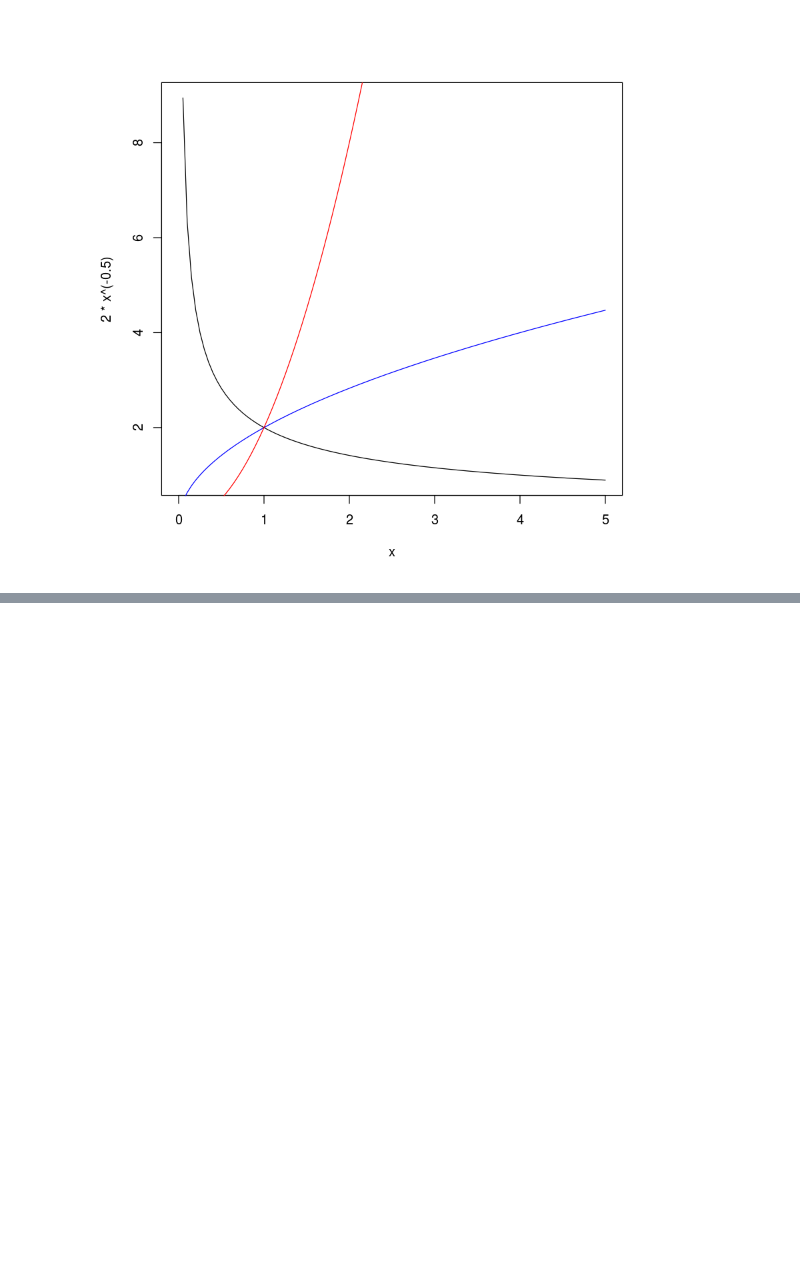
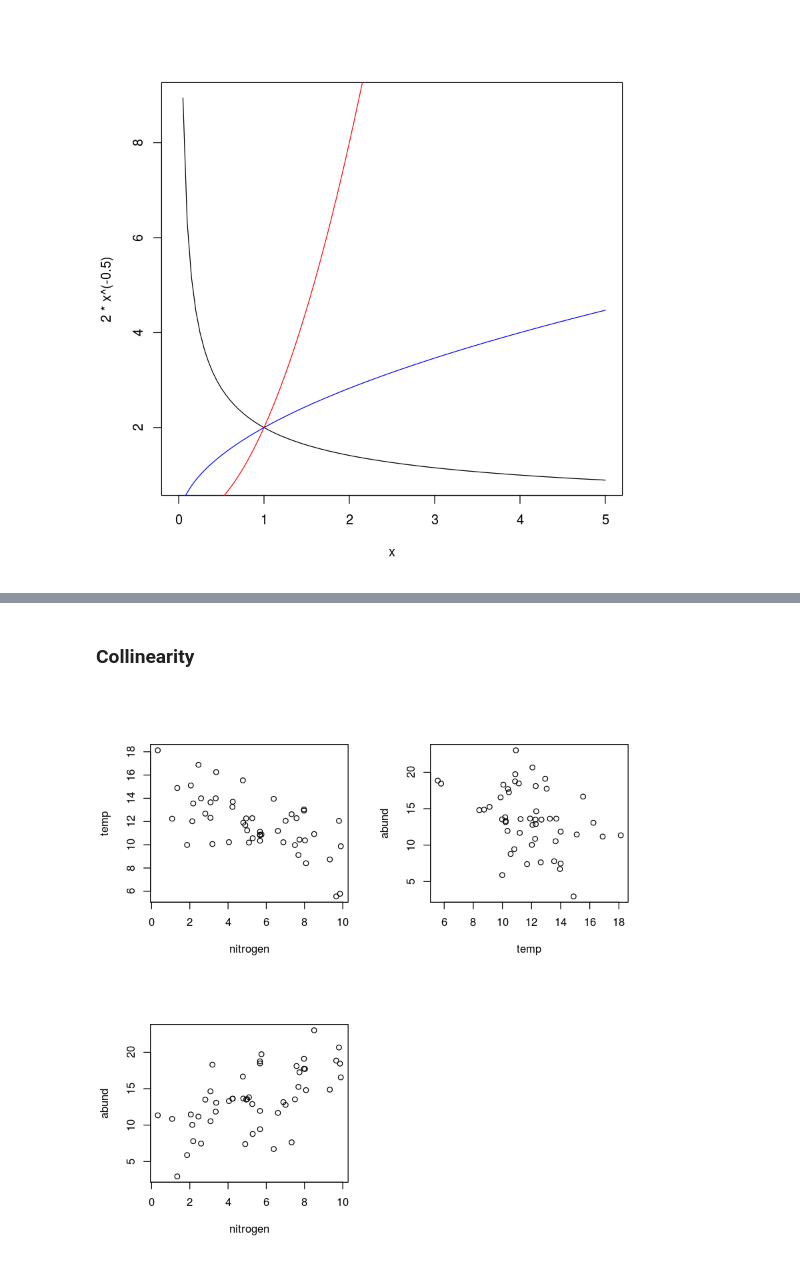
Before and after one commit to daijiang/Stats_notes, a Jupyter notebook: notes.ipynb, the cells around one changed output, grey strips where cells are left out. Drawn from its saved outputs; the diff is of its cells as text; code cells hidden in the pictures; blank space fills up the shorter version.

```diff
--- a/notes.ipynb
+++ b/notes.ipynb
@@ -33,0 +144,18 @@ The full model will always have a greater likelihood than the restricted model.
+# %% [markdown]
+### Collinearity
+# %%
+# This example to show the problem of collinearity.
+# This example illustrates a challenge of working with observational data,
+# namely that correlated predictors will tend to obscure each other’s effects.
+nitrogen = runif(n = 50, min = 0.01, max = 10)
+temp = -0.6 * nitrogen + rnorm(n = 50, mean = 15, sd = 2)
+abund = 0.5 * temp + 1.3 * nitrogen + rnorm(n = 50, mean = 0, sd = 3)
+par(mfrow = c(2, 2))
+plot(nitrogen, temp)
+plot(temp, abund)
+plot(nitrogen, abund)
+
+## Note: abund has NEGATIVE relationship with temp, even the true relationship is POSITIVE.
+## This is because the effect of nitrogen is too strong, compared with those of temp.
+# %% [output]
+[figure, added]
```
Also changed, not shown: parts of 9 cells of this notebook.
